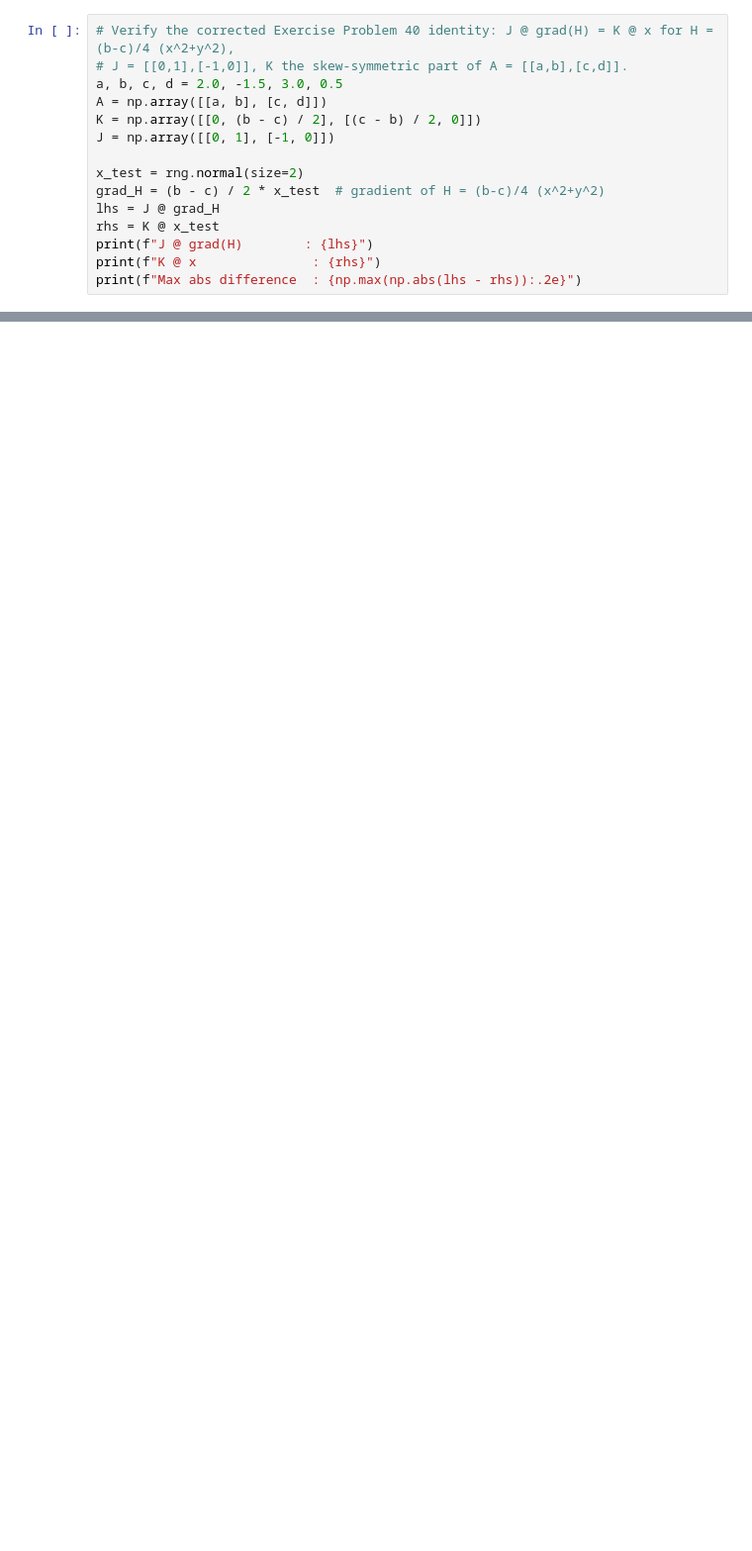
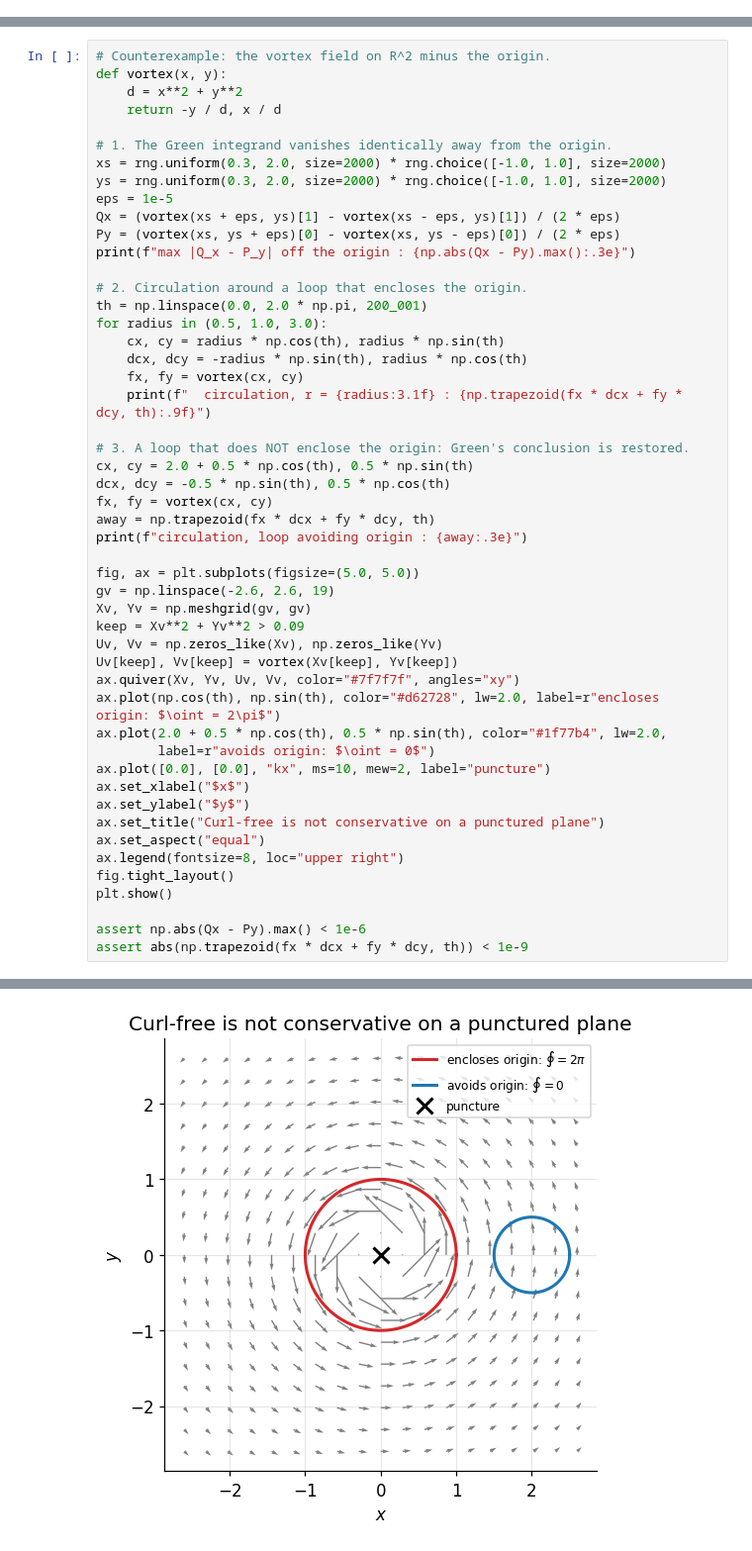
Before and after one commit to hien078/applied-mathematics-foundation, a Jupyter notebook: calculus/14_vector_calculus_field_theorems/first_principles.ipynb, the cells around one changed output, grey strips where cells are left out. Shown at 99% size. Cells and saved outputs as stored; diff of their text form; blank space fills up the shorter version.

```diff
--- a/calculus/14_vector_calculus_field_theorems/first_principles.ipynb
+++ b/calculus/14_vector_calculus_field_theorems/first_principles.ipynb
@@ -685,15 +0,0 @@ The two computations agree to grid/quadrature resolution, confirming Stokes' The
-# %%
-# Verify the corrected Exercise Problem 40 identity: J @ grad(H) = K @ x for H = (b-c)/4 (x^2+y^2),
-# J = [[0,1],[-1,0]], K the skew-symmetric part of A = [[a,b],[c,d]].
-a, b, c, d = 2.0, -1.5, 3.0, 0.5
-A = np.array([[a, b], [c, d]])
-K = np.array([[0, (b - c) / 2], [(c - b) / 2, 0]])
-J = np.array([[0, 1], [-1, 0]])
-
-x_test = rng.normal(size=2)
-grad_H = (b - c) / 2 * x_test  # gradient of H = (b-c)/4 (x^2+y^2)
-lhs = J @ grad_H
-rhs = K @ x_test
-print(f"J @ grad(H)        : {lhs}")
-print(f"K @ x               : {rhs}")
-print(f"Max abs difference  : {np.max(np.abs(lhs - rhs)):.2e}")
@@ -715,0 +1003,51 @@ With the corrected Hamiltonian $H = \frac{b-c}{4}(x^2+y^2)$ (previously stated w
+# %%
+# Counterexample: the vortex field on R^2 minus the origin.
+def vortex(x, y):
+    d = x**2 + y**2
+    return -y / d, x / d
+
+# 1. The Green integrand vanishes identically away from the origin.
+xs = rng.uniform(0.3, 2.0, size=2000) * rng.choice([-1.0, 1.0], size=2000)
+ys = rng.uniform(0.3, 2.0, size=2000) * rng.choice([-1.0, 1.0], size=2000)
+eps = 1e-5
+Qx = (vortex(xs + eps, ys)[1] - vortex(xs - eps, ys)[1]) / (2 * eps)
+Py = (vortex(xs, ys + eps)[0] - vortex(xs, ys - eps)[0]) / (2 * eps)
+print(f"max |Q_x - P_y| off the origin : {np.abs(Qx - Py).max():.3e}")
+
+# 2. Circulation around a loop that encloses the origin.
+th = np.linspace(0.0, 2.0 * np.pi, 200_001)
+for radius in (0.5, 1.0, 3.0):
+    cx, cy = radius * np.cos(th), radius * np.sin(th)
+    dcx, dcy = -radius * np.sin(th), radius * np.cos(th)
+    fx, fy = vortex(cx, cy)
+    print(f"  circulation, r = {radius:3.1f} : {np.trapezoid(fx * dcx + fy * dcy, th):.9f}")
+
+# 3. A loop that does NOT enclose the origin: Green's conclusion is restored.
+cx, cy = 2.0 + 0.5 * np.cos(th), 0.5 * np.sin(th)
+dcx, dcy = -0.5 * np.sin(th), 0.5 * np.cos(th)
+fx, fy = vortex(cx, cy)
+away = np.trapezoid(fx * dcx + fy * dcy, th)
+print(f"circulation, loop avoiding origin : {away:.3e}")
+
+fig, ax = plt.subplots(figsize=(5.0, 5.0))
+gv = np.linspace(-2.6, 2.6, 19)
+Xv, Yv = np.meshgrid(gv, gv)
+keep = Xv**2 + Yv**2 > 0.09
+Uv, Vv = np.zeros_like(Xv), np.zeros_like(Yv)
+Uv[keep], Vv[keep] = vortex(Xv[keep], Yv[keep])
+ax.quiver(Xv, Yv, Uv, Vv, color="#7f7f7f", angles="xy")
+ax.plot(np.cos(th), np.sin(th), color="#d62728", lw=2.0, label=r"encloses origin: $\oint = 2\pi$")
+ax.plot(2.0 + 0.5 * np.cos(th), 0.5 * np.sin(th), color="#1f77b4", lw=2.0,
+        label=r"avoids origin: $\oint = 0$")
+ax.plot([0.0], [0.0], "kx", ms=10, mew=2, label="puncture")
+ax.set_xlabel("$x$")
+ax.set_ylabel("$y$")
+ax.set_title("Curl-free is not conservative on a punctured plane")
+ax.set_aspect("equal")
+ax.legend(fontsize=8, loc="upper right")
+fig.tight_layout()
+plt.show()
+
+assert np.abs(Qx - Py).max() < 1e-6
+assert abs(np.trapezoid(fx * dcx + fy * dcy, th)) < 1e-9
+# %% [output]
@@ -715,0 +1059 @@ With the corrected Hamiltonian $H = \frac{b-c}{4}(x^2+y^2)$ (previously stated w
+[figure, added]
```
Also changed, not shown: parts of 65 cells of this notebook, 25 other files.
